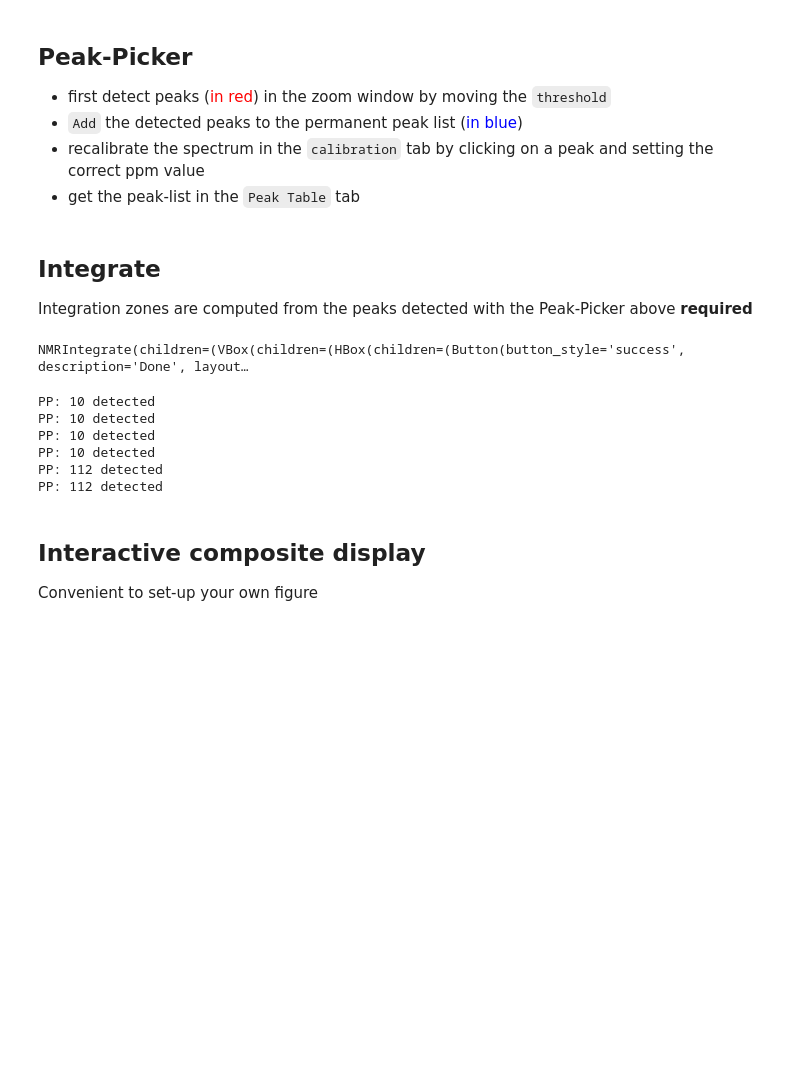
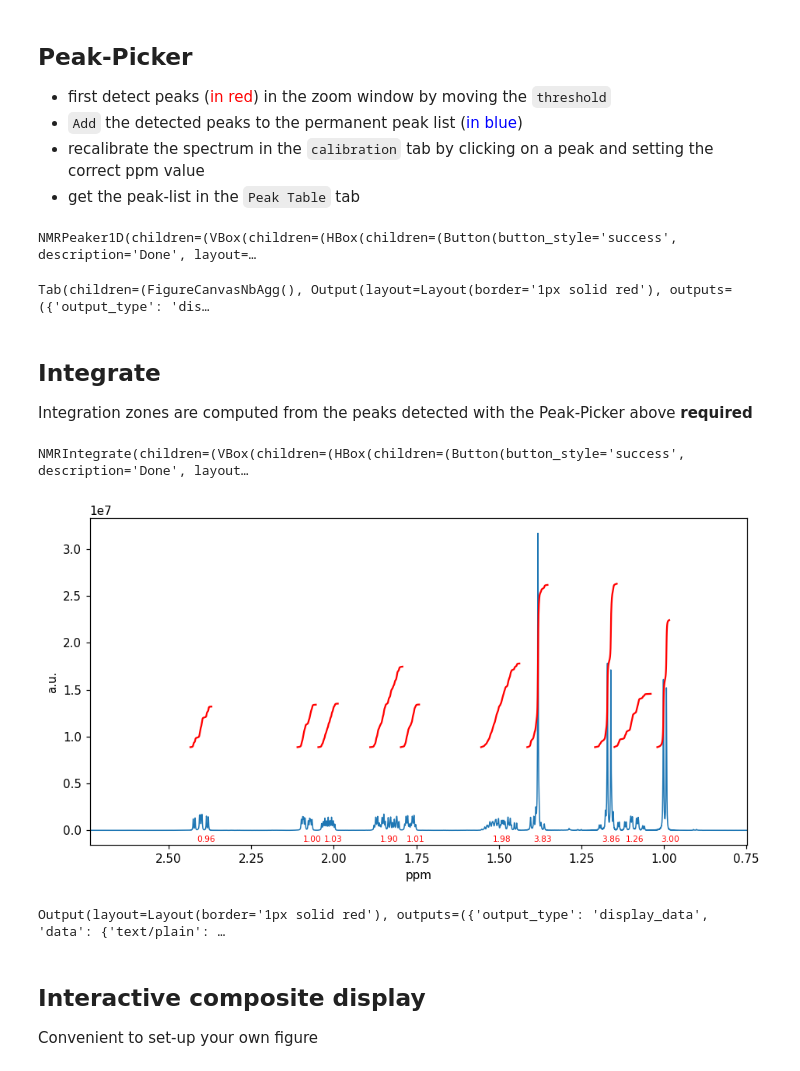
Before and after one commit to spike-project/spike, a Jupyter notebook: Notebooks/Proc1DNMR.ipynb, the cells around one changed output. Drawn from its saved outputs; the diff is of its cells as text; code cells hidden in the pictures; blank space fills up the shorter version.

```diff
--- a/Notebooks/Proc1DNMR.ipynb
+++ b/Notebooks/Proc1DNMR.ipynb
@@ -86,14 +94,6 @@ For more interactivity - see below.
 We are going to use a basic processing set-up, check the documentation for advanced processing
 
 ### Fourier Transform
-# %%
-class f:
-    pass
-FC = f()
-FC.selected = "/DATA/ARTEref/1/fid"
-FC.nmrname = 'TEST'
-d1 = Import_1D(FC.selected)
-d1.filename = FC.selected
 # %%
 D1 = d1.copy() # copy the imported data-set to another object for processing
 D1.apod_em(0.3).zf(4).ft_sim().bk_corr().apmin()  # chaining  apodisation - zerofill - FT - Bruker correction - autophase
@@ -142,21 +149,17 @@ D1.peaks.threshold
 # %%
 reload(I)
 ph = I.NMRPeaker1D(D1, reverse_scroll=True);
+# %% [output]
+NMRPeaker1D(children=(VBox(children=(HBox(children=(Button(button_style='success', description='Done', layout=…
+Tab(children=(FigureCanvasNbAgg(), Output(layout=Layout(border='1px solid red'), outputs=({'output_type': 'dis…
 # %% [markdown]
 ## Integrate
 Integration zones are computed from the peaks detected with the Peak-Picker above **required**
 # %%
-from spike.plugins import Peaks, Integrate
-reload(Integrate)
-reload(Peaks)
 reload(I)
 D1.real()
 ii = I.NMRIntegrate(D1);
 # %% [output]
 NMRIntegrate(children=(VBox(children=(HBox(children=(Button(button_style='success', description='Done', layout…
+[figure, added]
-PP: 10 detected
-PP: 10 detected
-PP: 10 detected
-PP: 10 detected
-PP: 112 detected
-PP: 112 detected
+Output(layout=Layout(border='1px solid red'), outputs=({'output_type': 'display_data', 'data': {'text/plain': …
```
Also changed, not shown: parts of 13 cells of this notebook, 3 other files.
